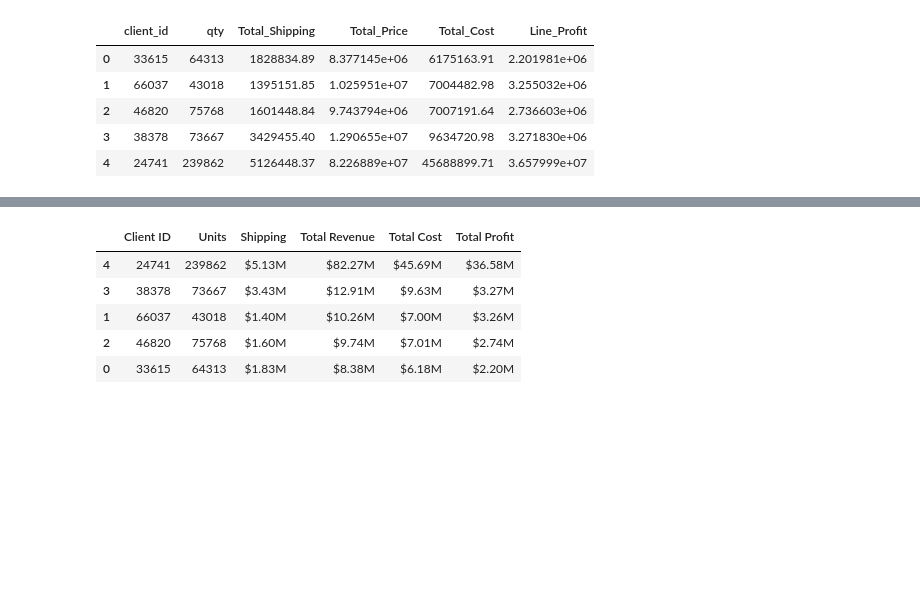
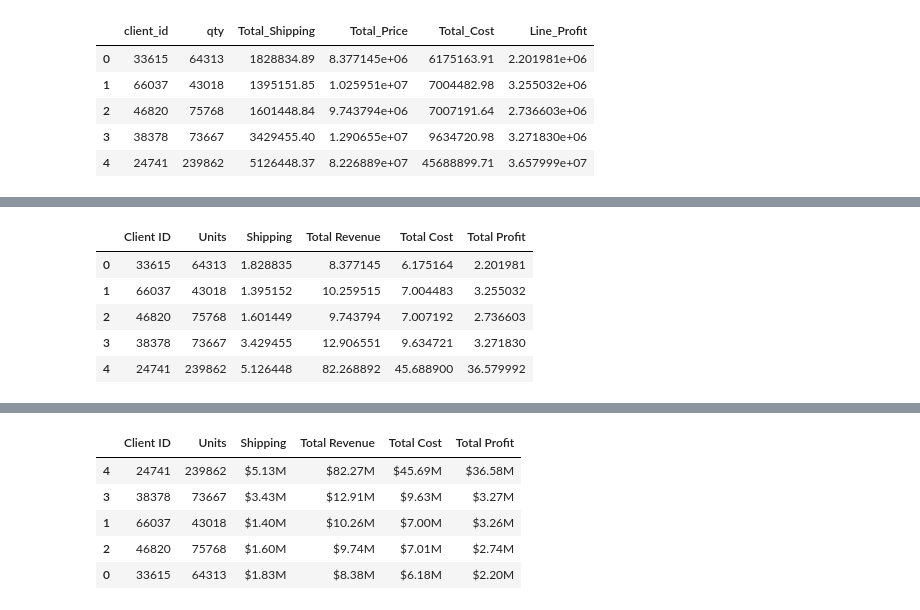
Before and after one commit to azcafriz13/pandas-challenge-1, a Jupyter notebook: wholesale_data_analysis_starter_code.ipynb, the cells around one changed output, grey strips where cells are left out. Saved outputs shown, nothing was run; the diff lists cells and outputs as text; code cells hidden in the pictures; blank space fills up the shorter version.

```diff
--- a/wholesale_data_analysis_starter_code.ipynb
+++ b/wholesale_data_analysis_starter_code.ipynb
@@ -523,4 +499,24 @@ top_5_summary_df_test.head()
 # %%
 # Format the data and rename the columns
 # to names suitable for presentation.
+# Step 1: Save the original dataframe and duplicate for formatted dataframe.
+renamed_top_5_summary_df = top_5_summary_df_test.rename(columns=
+{"client_id":"Client ID", "qty":"Units", "Total_Shipping": "Shipping",
+ "Total_Price": "Total Revenue", "Total_Cost": "Total Cost",
+ "Line_Profit": "Total Profit"})
+
 # Currency should be in millions of dollars.
+renamed_top_5_summary_df["Shipping"]=renamed_top_5_summary_df["Shipping"]/1000000
+renamed_top_5_summary_df["Total Revenue"]=renamed_top_5_summary_df["Total Revenue"]/1000000
+renamed_top_5_summary_df["Total Cost"]=renamed_top_5_summary_df["Total Cost"]/1000000
+renamed_top_5_summary_df["Total Profit"]=renamed_top_5_summary_df["Total Profit"]/1000000
+
+# renamed_top_5_summary_df['Shipping'] = renamed_top_5_summary_df.apply('Million ' + ['Shipping'], axis = 1)
+renamed_top_5_summary_df.head()
+# %% [output]
+|  | Client ID | Units | Shipping | Total Revenue | Total Cost | Total Profit |
+| 0 | 33615 | 64313 | 1.828835 | 8.377145 | 6.175164 | 2.201981 |
+| 1 | 66037 | 43018 | 1.395152 | 10.259515 | 7.004483 | 3.255032 |
+| 2 | 46820 | 75768 | 1.601449 | 9.743794 | 7.007192 | 2.736603 |
+| 3 | 38378 | 73667 | 3.429455 | 12.906551 | 9.634721 | 3.271830 |
+| 4 | 24741 | 239862 | 5.126448 | 82.268892 | 45.688900 | 36.579992 |
```
Also changed, not shown: parts of 12 cells of this notebook.
